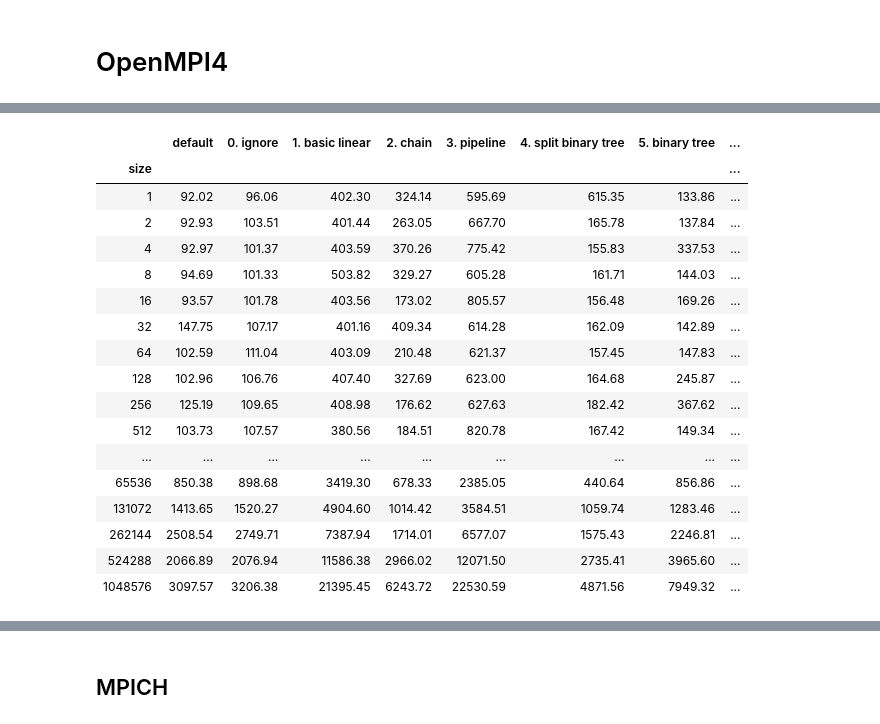
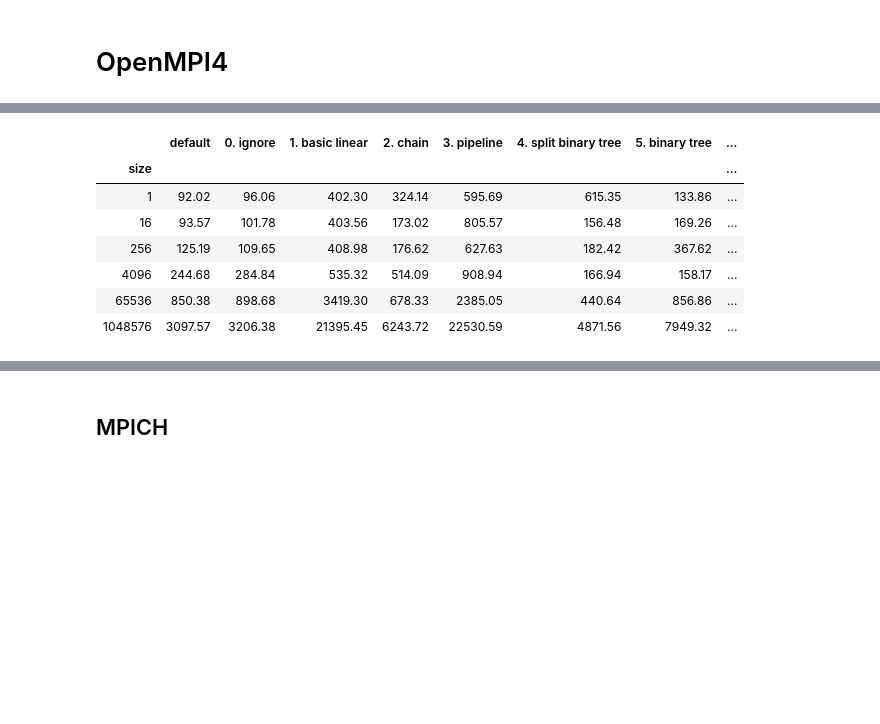
Before and after one commit to JiaweiZhuang/aws-mpi-benchmark, a Jupyter notebook: notebooks/bcast_summary.ipynb, the cells around one changed output, grey strips where cells are left out. Saved outputs shown, nothing was run; the diff lists cells and outputs as text; code cells hidden in the pictures; blank space fills up the shorter version.

```diff
--- a/notebooks/bcast_summary.ipynb
+++ b/notebooks/bcast_summary.ipynb
@@ -12,6 +12,7 @@ ls osu_log_c5n/bcast/N8n288/
 # %% [output]
 run1/ run2/ run3/ run4/ run5/
 # %%
-TOP_DIR = './osu_log_c5n/bcast/N8n288/run3/'
+TOP_DIR = './osu_logs/osu_log_c5n/bcast/N8n288/run3/'
+# TOP_DIR = './osu_log_c5n/bcast/N8n288/run4/'
 # %%
 def plot_barh(df):
@@ -94,22 +87,12 @@ ompi4_file_list
 # %%
 df_ompi4 = read_osu_log_multi(ompi4_file_list, ['default'] + bcast_algo_openmpi4)
-df_ompi4
+df_ompi4[::4]
 # %% [output]
 |  | default | 0. ignore | 1. basic linear | 2. chain | 3. pipeline | 4. split binary tree | 5. binary tree | ... |
 | size |  |  |  |  |  |  |  | ... |
 | 1 | 92.02 | 96.06 | 402.30 | 324.14 | 595.69 | 615.35 | 133.86 | ... |
-| 2 | 92.93 | 103.51 | 401.44 | 263.05 | 667.70 | 165.78 | 137.84 | ... |
-| 4 | 92.97 | 101.37 | 403.59 | 370.26 | 775.42 | 155.83 | 337.53 | ... |
-| 8 | 94.69 | 101.33 | 503.82 | 329.27 | 605.28 | 161.71 | 144.03 | ... |
 | 16 | 93.57 | 101.78 | 403.56 | 173.02 | 805.57 | 156.48 | 169.26 | ... |
-| 32 | 147.75 | 107.17 | 401.16 | 409.34 | 614.28 | 162.09 | 142.89 | ... |
-| 64 | 102.59 | 111.04 | 403.09 | 210.48 | 621.37 | 157.45 | 147.83 | ... |
-| 128 | 102.96 | 106.76 | 407.40 | 327.69 | 623.00 | 164.68 | 245.87 | ... |
 | 256 | 125.19 | 109.65 | 408.98 | 176.62 | 627.63 | 182.42 | 367.62 | ... |
-| 512 | 103.73 | 107.57 | 380.56 | 184.51 | 820.78 | 167.42 | 149.34 | ... |
-| ... | ... | ... | ... | ... | ... | ... | ... | ... |
+| 4096 | 244.68 | 284.84 | 535.32 | 514.09 | 908.94 | 166.94 | 158.17 | ... |
 | 65536 | 850.38 | 898.68 | 3419.30 | 678.33 | 2385.05 | 440.64 | 856.86 | ... |
-| 131072 | 1413.65 | 1520.27 | 4904.60 | 1014.42 | 3584.51 | 1059.74 | 1283.46 | ... |
-| 262144 | 2508.54 | 2749.71 | 7387.94 | 1714.01 | 6577.07 | 1575.43 | 2246.81 | ... |
-| 524288 | 2066.89 | 2076.94 | 11586.38 | 2966.02 | 12071.50 | 2735.41 | 3965.60 | ... |
 | 1048576 | 3097.57 | 3206.38 | 21395.45 | 6243.72 | 22530.59 | 4871.56 | 7949.32 | ... |
```
Also changed, not shown: parts of 25 cells of this notebook.
